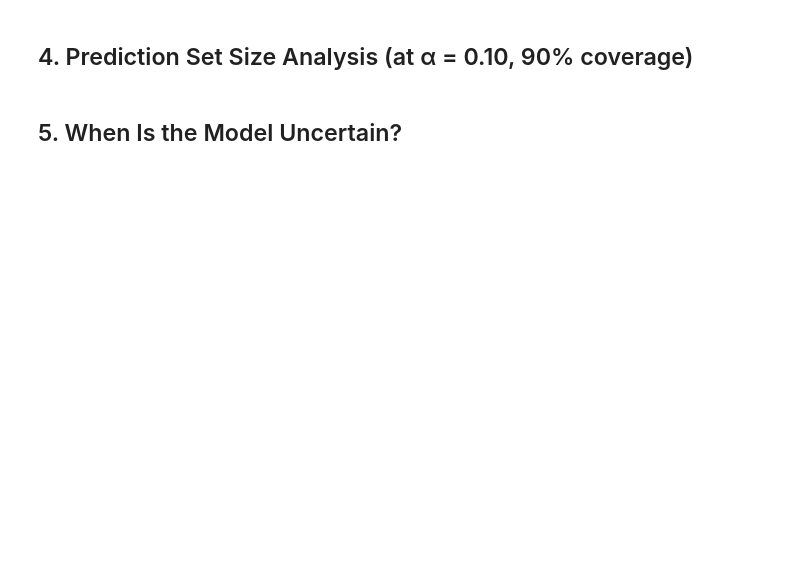
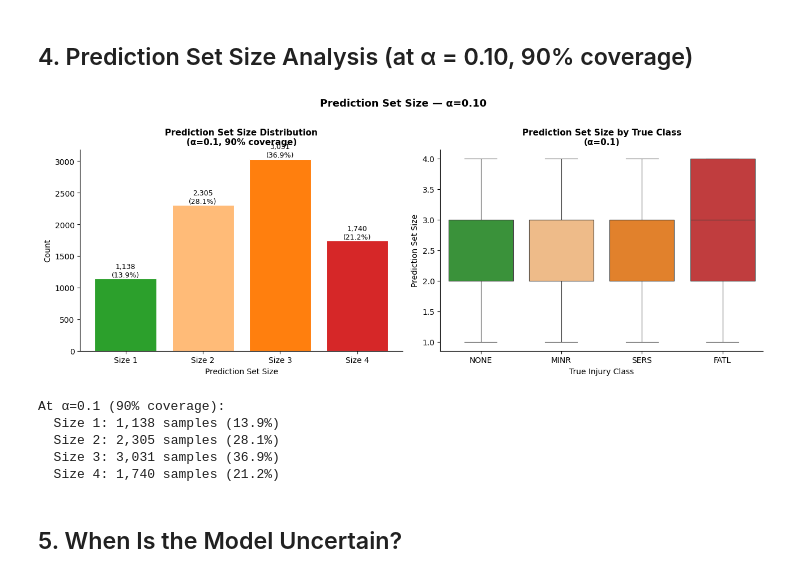
Before and after one commit to EddieZIDA/aviation-risk-predictor, a Jupyter notebook: notebooks/05_uncertainty_lac.ipynb, the cells around one changed output. Drawn from its saved outputs; the diff is of its cells as text; code cells hidden in the pictures; blank space fills up the shorter version.

```diff
--- a/notebooks/05_uncertainty_lac.ipynb
+++ b/notebooks/05_uncertainty_lac.ipynb
@@ -211,7 +251,7 @@ plt.show()
 # %%
 ALPHA_MAIN = 0.10
 
-y_pred_point_main, pred_sets_raw = mapie_90.predict_set(X_test, alpha=alpha)
+y_pred_point_main, pred_sets_raw = mapie_90.predict(X_test, alpha=ALPHA_MAIN)
 pred_sets_main = pred_sets_raw[:, :, 0]
 set_sizes_main = pred_sets_main.sum(axis=1)
 
@@ -228,33 +268,40 @@ axes[0].set_xlabel('Prediction Set Size')
 axes[0].set_ylabel('Count')
 axes[0].set_title(f'Prediction Set Size Distribution\n(α={ALPHA_MAIN}, {1-ALPHA_MAIN:.0%} coverage)',
                   fontsize=11, fontweight='bold')
 axes[0].set_xticks(range(len(vc_size)))
 axes[0].set_xticklabels([f'Size {s}' for s in vc_size.index])
 sns.despine(ax=axes[0])
 
 # Set size vs actual class
 set_size_by_class = pd.DataFrame({
     'true_class': [LABEL_MAP[c] for c in y_test],
     'set_size':   set_sizes_main
 })
 order = ['NONE','MINR','SERS','FATL']
 palette = {'NONE':'#2ca02c','MINR':'#ffbb78','SERS':'#ff7f0e','FATL':'#d62728'}
 sns.boxplot(data=set_size_by_class, x='true_class', y='set_size', order=order,
             palette=palette, linewidth=0.8, ax=axes[1])
 axes[1].set_title(f'Prediction Set Size by True Class\n(α={ALPHA_MAIN})',
                   fontsize=11, fontweight='bold')
 axes[1].set_xlabel('True Injury Class')
 axes[1].set_ylabel('Prediction Set Size')
 sns.despine(ax=axes[1])
 
 plt.suptitle('Prediction Set Size — α=0.10', fontsize=13, fontweight='bold', y=1.01)
 plt.tight_layout()
 plt.savefig(f'{UNCERT_DIR}/set_size_analysis.png', dpi=150, bbox_inches='tight')
 plt.show()
 
 print(f'\nAt α={ALPHA_MAIN} (90% coverage):')
 for size, count in vc_size.items():
     print(f'  Size {size}: {count:,} samples ({count/len(y_test)*100:.1f}%)')
+# %% [output]
+[figure, added]
+At α=0.1 (90% coverage):
+  Size 1: 1,138 samples (13.9%)
+  Size 2: 2,305 samples (28.1%)
+  Size 3: 3,031 samples (36.9%)
+  Size 4: 1,740 samples (21.2%)
 # %% [markdown]
 ## 5. When Is the Model Uncertain?
 # %%
```
Also changed, not shown: parts of 18 cells of this notebook, 26 other files.
